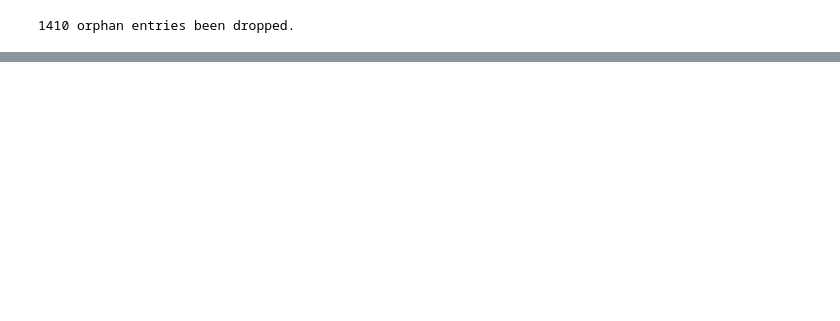
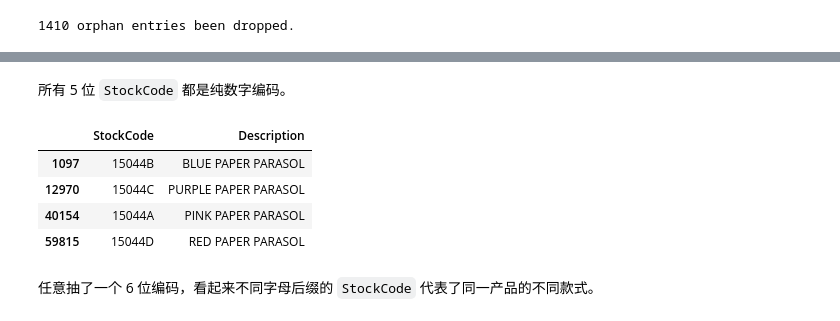
Before and after one commit to ReAllTh/blog, a Jupyter notebook: posts/data_analysis/customer_segmentation/index.ipynb, the cells around one changed output, grey strips where cells are left out. Cells and saved outputs as stored; diff of their text form; code cells hidden in the pictures; blank space fills up the shorter version.

```diff
--- a/posts/data_analysis/customer_segmentation/index.ipynb
+++ b/posts/data_analysis/customer_segmentation/index.ipynb
@@ -349,0 +302,12 @@ plot.show()
+# %% [markdown]
+所有 5 位 `StockCode` 都是纯数字编码。
+# %%
+data_origin[data_origin['StockCode'].str.startswith('15044')][['StockCode', 'Description']].drop_duplicates()
+# %% [output]
+|  | StockCode | Description |
+| 1097 | 15044B | BLUE PAPER PARASOL |
+| 12970 | 15044C | PURPLE PAPER PARASOL |
+| 40154 | 15044A | PINK PAPER PARASOL |
+| 59815 | 15044D | RED PAPER PARASOL |
+# %% [markdown]
+任意抽了一个 6 位编码，看起来不同字母后缀的 `StockCode` 代表了同一产品的不同款式。
```
Also changed, not shown: parts of 69 cells of this notebook.
